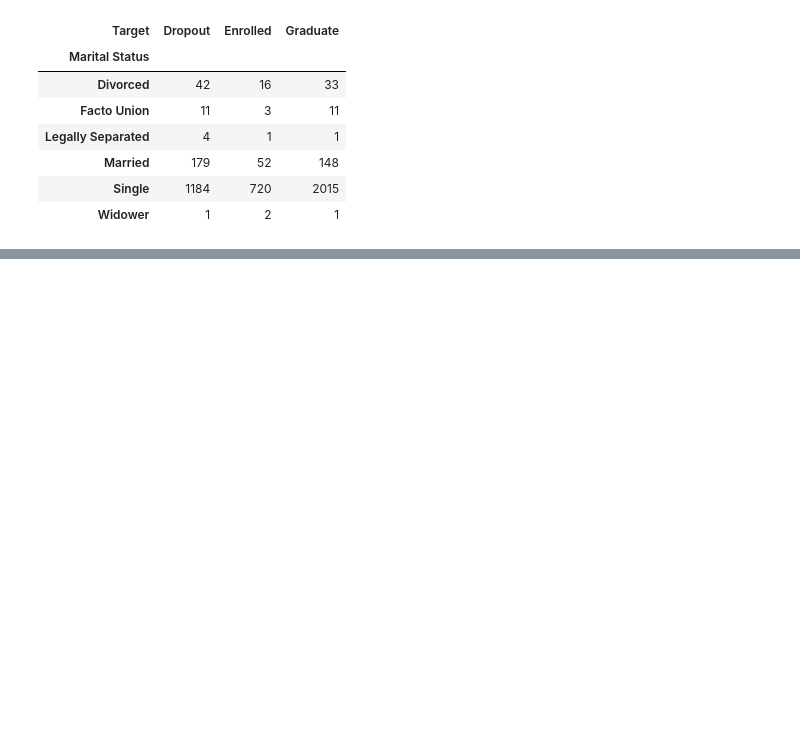
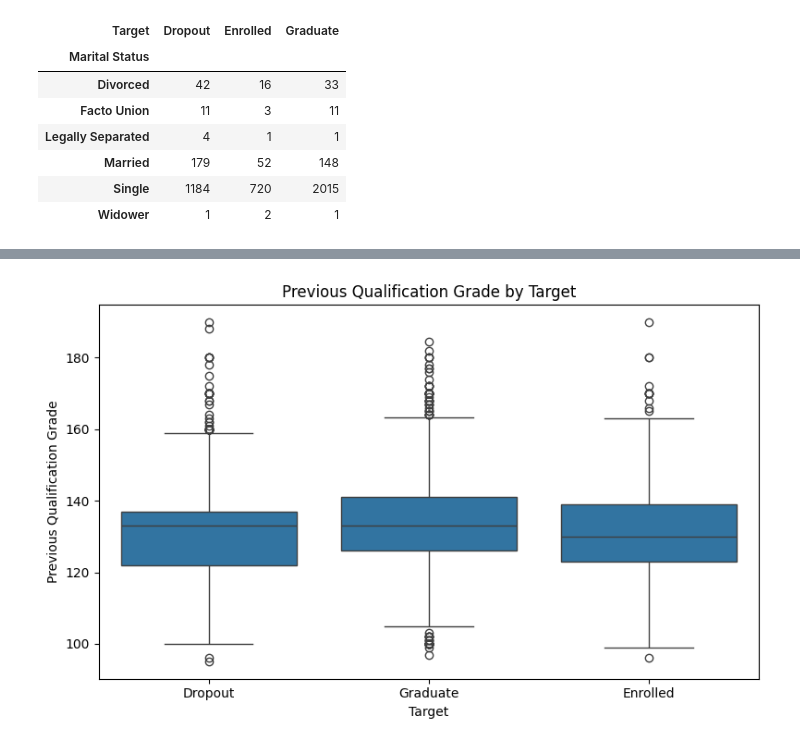
Before and after one commit to idavoong/Dropout-Predictor, a Jupyter notebook: eda/eda.ipynb, the cells around one changed output, grey strips where cells are left out. Cells and saved outputs as stored; diff of their text form; code cells hidden in the pictures; blank space fills up the shorter version.

```diff
--- a/eda/eda.ipynb
+++ b/eda/eda.ipynb
@@ -387,0 +497,11 @@ display(table)
+# %%
+# Previous Qualification Grade
+plt.figure(figsize=(8,5))
+sns.boxplot(data=data, x='Target', y='Previous qualification (grade)')
+plt.title('Previous Qualification Grade by Target')
+plt.xlabel('Target')
+plt.ylabel('Previous Qualification Grade')
+plt.tight_layout()
+plt.show()
+# %% [output]
+[figure, added]
```
Also changed, not shown: parts of 24 cells of this notebook.
